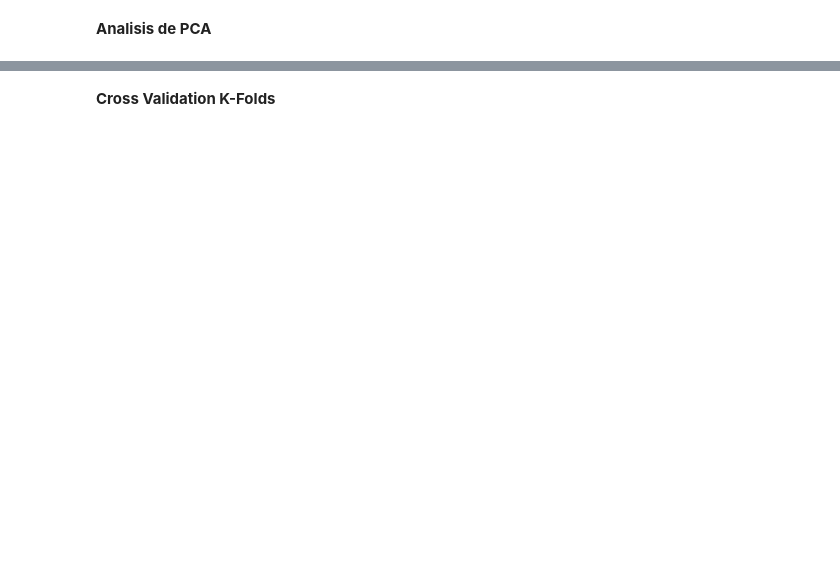
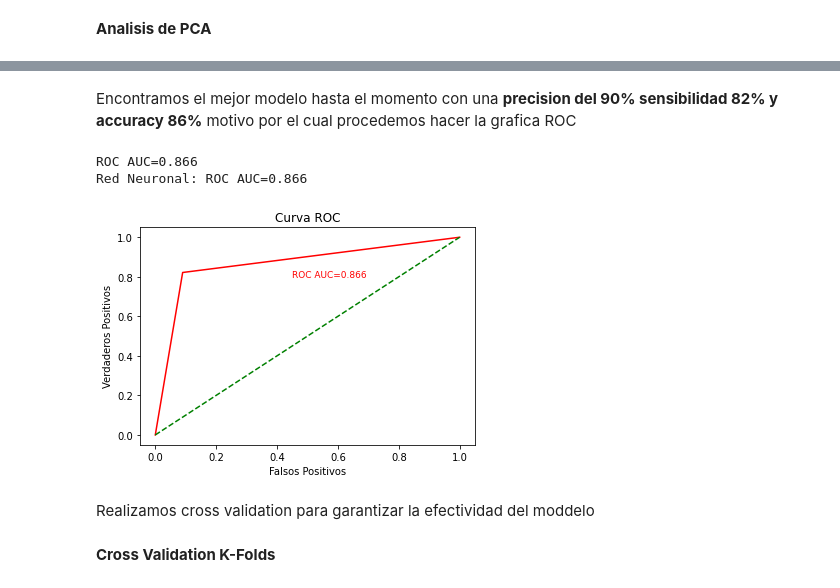
Before and after one commit to leonardo-91/sistemas-inteligentes, a Jupyter notebook: Proyecto_Final_Sistemas_Inteligentes.ipynb, the cells around one changed output, grey strips where cells are left out. Saved outputs shown, nothing was run; the diff lists cells and outputs as text; code cells hidden in the pictures; blank space fills up the shorter version.

Commit message:
Matriz ROC y red neuronal final

```diff
--- a/Proyecto_Final_Sistemas_Inteligentes.ipynb
+++ b/Proyecto_Final_Sistemas_Inteligentes.ipynb
@@ -1296,0 +1637,7 @@ print("Sensibilidad: {}".format(sensibilidad))
+# %%
+X_trainPF, X_testPF, y_trainPF, y_testPF = train_test_split(X_scaler, y_train_smt, test_size=0.3, random_state=123, stratify=y_train_smt)
+pl.hist(y_trainPF, label="Train")
+pl.hist(y_testPF, label="Test")
+pl.legend()
+pl.title("Distribucion")
+pl.show()
@@ -1296,0 +1646,17 @@ print("Sensibilidad: {}".format(sensibilidad))
+# %%
+from numpy.random.mtrand import shuffle
+from sklearn.metrics import precision_score
+mlp_PRO_FLA = MLPClassifier(solver='sgd', alpha=1,max_iter=5000,random_state=1,hidden_layer_sizes=(10,12,14,16,18),activation='relu',shuffle=True,epsilon=1e-08,learning_rate_init= 0.01)
+mlp_PRO_FLA.fit(X_trainPF, y_trainPF)
+prediction_testAM = mlp_PRO_FLA.predict(X_testPF)
+cnf_matrixAM = confusion_matrix(y_testPF, prediction_testAM)
+class_names = ['no','yes']
+list_cm(cnf_matrixAM,class_names)
+print('SCORE entrenamiento: {}'.format(mlp_PRO_FLA.score(X_trainPF, y_trainPF)))
+print('Error en entrenamiento: {}'.format(1-mlp_PRO_FLA.score(X_trainPF, y_trainPF)))
+print('SCORE prueba: {}'.format(mlp_PRO_FLA.score(X_testPF, y_testPF)))
+print('Error en prueba: {}'.format(1-mlp_PRO_FLA.score(X_testPF, y_testPF)))
+sensibilidad=recall_score(y_testPF,prediction_testAM)
+print("Sensibilidad: {}".format(sensibilidad))
+precision=precision_score(y_testPF,prediction_testAM)
+print("precision: {}".format(precision))
@@ -1296,0 +1675,2 @@ print("Sensibilidad: {}".format(sensibilidad))
+# %% [markdown]
+Encontramos el mejor modelo hasta el momento con una **precision del 90% sensibilidad 82% y accuracy 86%** motivo por el cual procedemos hacer la grafica ROC
@@ -1297,3 +1680,27 @@ print("Sensibilidad: {}".format(sensibilidad))
+# %%
+auc = roc_auc_score(y_testPF,prediction_testAM)
+text="ROC AUC=%.3f"% (auc)
+print(text)
+print('Red Neuronal: ROC AUC=%.3f' % (auc))
+# %% [output]
+ROC AUC=0.866
+Red Neuronal: ROC AUC=0.866
+# %%
+def plot_roc_curve(fper, tper,auc):
+    plt.plot(fper, tper, color='red', label='ROC',)
+    plt.plot([0, 1], [0, 1], color='green', linestyle='--')
+    plt.xlabel('Falsos Positivos')
+    plt.ylabel('Verdaderos Positivos')
+    plt.title('Curva ROC')
+    plt.text(0.45, 0.8, auc, fontsize=9, color='red')
+    plt.show()
+# %%
+fper, tper, thresholds = roc_curve(y_testPF,prediction_testAM)
+plot_roc_curve(fper, tper,text)
+# %% [output]
+[figure, added]
+# %% [markdown]
+Realizamos cross validation para garantizar la efectividad del moddelo
 # %% [markdown]
 **Cross Validation K-Folds**
 # %%
```
Also changed, not shown: parts of 72 cells of this notebook.
